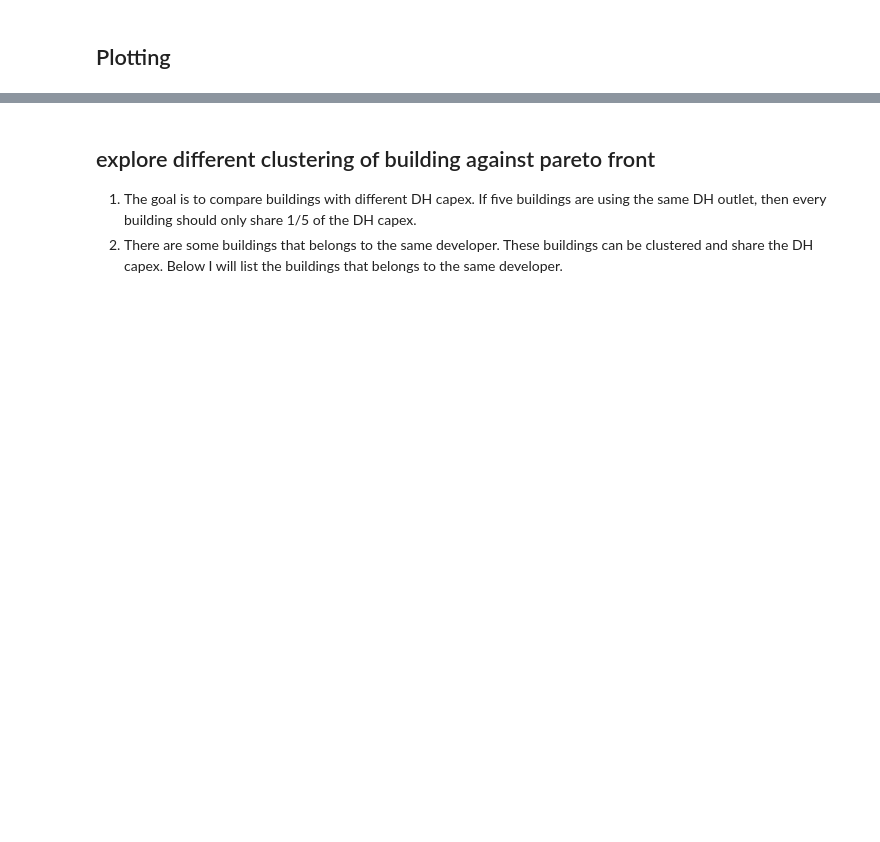
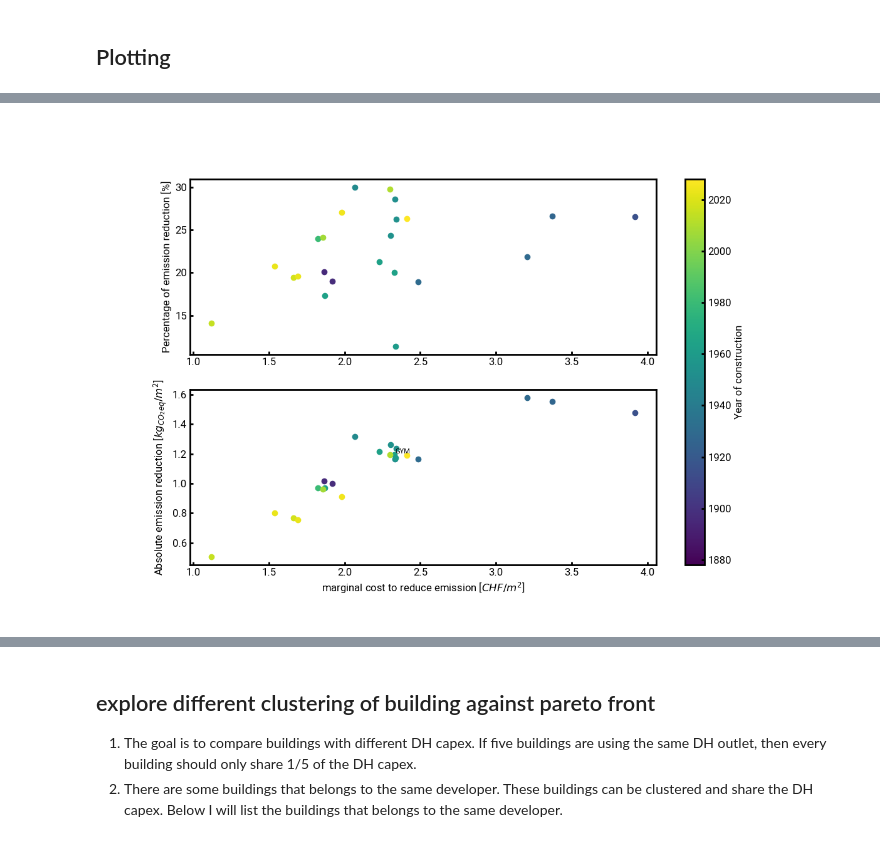
Before and after one commit to yiqiaowang-arch/trustParetoFronts, a Jupyter notebook: pareto_front_analysis.ipynb, the cells around one changed output, grey strips where cells are left out. Saved outputs shown, nothing was run; the diff lists cells and outputs as text; code cells hidden in the pictures; blank space fills up the shorter version.

```diff
--- a/pareto_front_analysis.ipynb
+++ b/pareto_front_analysis.ipynb
@@ -155,49 +174,43 @@ plt.show()
 # %%
-plt.figure(figsize=(5,8))
-for building_name in df_tech_cap.index.get_level_values('building').unique():
-    # get the df_pareto for this building
-    df_pareto = df_tech_cap.loc[building_name]
-    # the first point is emission minimal, thus cost maximal;
-    # last one is cost minimal, thus emission maximal
-    # the slope defines how hard it is to reduce emission when sliding from cost minimal to emission minimal
-    y1 = df_pareto['cost'].iloc[0]
-    y2 = df_pareto['cost'].iloc[3]
-    x1 = df_pareto['emission'].iloc[0]
-    x2 = df_pareto['emission'].iloc[3]
-    emission_reduction_relative = (x2-x1)/x1*100 # percentage of emission reduction
-    cost_increase_absolute = y1-y2 # absolute cost increase
-    # label the points with building name next to the points
-    building_year = zone_df.loc[building_name, 'YEAR']
-    # building_area = zone_df.loc[building_name, 'area'] * zone_df.loc[building_name, 'floors_ag']
-    building_color = colormap(year_norm(building_year))
-    # find building typology
-    plt.scatter(cost_increase_absolute, emission_reduction_relative, label=building_name, marker='o', color=building_color) # type: ignore
-    # annotate the building name next to the point
-    if zone_df.loc[building_name, 'typology_1ST_USE'] not in ['SINGLE_RES', 'MULTI_RES']:
-        plt.annotate(str(zone_df.loc[building_name, 'typology_1ST_USE']), (cost_increase_absolute, emission_reduction_relative),
-                     fontsize=8, xytext=(0, 5), textcoords='offset points', ha='left')
+from matplotlib.artist import setp
 
-plt.ylabel('Percentage of emission reduction [%]')
-plt.xlabel('Additional cost to reduce emission [$CHF/m^2$]')
-plt.xlim(0, 150)
-plt.ylim(0, 40)
-# plot a line from (0,0) to (100, 1) and extend to the right
-plt.plot([0, 75], [0, 40], color='k', linestyle='--', linewidth=0.5)
-plt.plot([0, 150], [0, 40], color='k', linestyle='--', linewidth=0.5)
-plt.plot([0, 250], [0, 40], color='k', linestyle='--', linewidth=0.5)
-plt.plot([0, 400], [0, 40], color='k', linestyle='--', linewidth=0.5)
 
-# plot a horizontal line at 800
-# plt.axhline(y=900, color='k', linestyle='--', linewidth=0.5)
-# plt.axhline(y=530, color='k', linestyle='--', linewidth=0.5)
-plt.title('Fraction of total emission reduction', fontsize=24)
+fig2, axes = plt.subplots(2, 1)
+for idx, ax in enumerate(axes):
+    # first, plot relative emission reduction vs. marginal cost to reduce emission
+    # second, plot absolute emission reduction vs. marginal cost to reduce emission
+    for building_name in df_tech_cap.index.get_level_values('building').unique():
+        # get the df_pareto for this building
+        df_pareto = df_tech_cap.loc[building_name]
+        # the first point is emission minimal, thus cost maximal, we ignore this point because it's highly unlikely to be chosen
+        # last one is current status, second last one is cost minimal, thus emission maximal
+        # the slope defines how hard it is to reduce emission when sliding from cost minimal to emission minimal
+        x1 = df_pareto['cost'].iloc[1]
+        x2 = df_pareto['cost'].iloc[-2]
+        y1 = df_pareto['emission'].iloc[1]
+        y2 = df_pareto['emission'].iloc[-2]
+        if idx == 0: # plotting relative emission reduction
+            dy = (y2-y1)/y1*100
+            ax.set_ylabel('Percentage of emission reduction [%]')
+        else: # idx=1, second subplot, plotting absolute emission reduction
+            dy = y2-y1
+            ax.set_ylabel('Absolute emission reduction [$kg_{CO_2eq}/m^2$]')
 
-# again, plot a colorbar next to the plot, with the same height as the plot box
-cax = plt.axes((0.96, 0.11, 0.02, 0.77))
-cbar = ColorbarBase(cax, cmap=colormap, norm=year_norm)
-# label the building year on the left of the colorbar
-cbar.ax.set_ylabel('year of built')
+        dx = x1-x2 # absolute cost increase
+        # label the points with building name next to the points
+        building_year = zone_df.loc[building_name, 'YEAR']
+        # building_area = zone_df.loc[building_name, 'area'] * zone_df.loc[building_name, 'floors_ag']
+        building_color = colormap(year_norm(building_year))
+        # find building typology
+        ax.scatter(dx, dy, label=building_name, marker='o', color=building_color) # type: ignore
+        # annotate the building name next to the point
+        if zone_df.loc[building_name, 'typology_1ST_USE'] not in ['SINGLE_RES', 'MULTI_RES']:
+            plt.annotate(str(zone_df.loc[building_name, 'typology_1ST_USE']), (dx, dy),
+                        fontsize=8, xytext=(0, 5), textcoords='offset points', ha='left')
 
-plt.savefig(r'C:\Users\wangy\polybox - Yiqiao Wang (yiqwang@student.ethz.ch)@polybox.ethz.ch\Final Report\Graphics\relative_{}_thinner.pdf'.format(store_folder[9:]), dpi=300, bbox_inches='tight')
-plt.show()
+# share x-axis
+axes[0].sharex(axes[1])
+axes[1].set_xlabel('marginal cost to reduce emission [$CHF/m^2$]')
+cbar2 = fig2.colorbar(plt.cm.ScalarMappable(cmap=colormap, norm=year_norm), ax=axes, orientation='vertical') # type: ignore
+cbar2.set_label('Year of construction')
 # %% [output]
@@ -205,0 +217 @@ NameError: name 'df_tech_cap' is not defined
+[figure, added]
```
Also changed, not shown: parts of 7 cells of this notebook, 3 other files.
